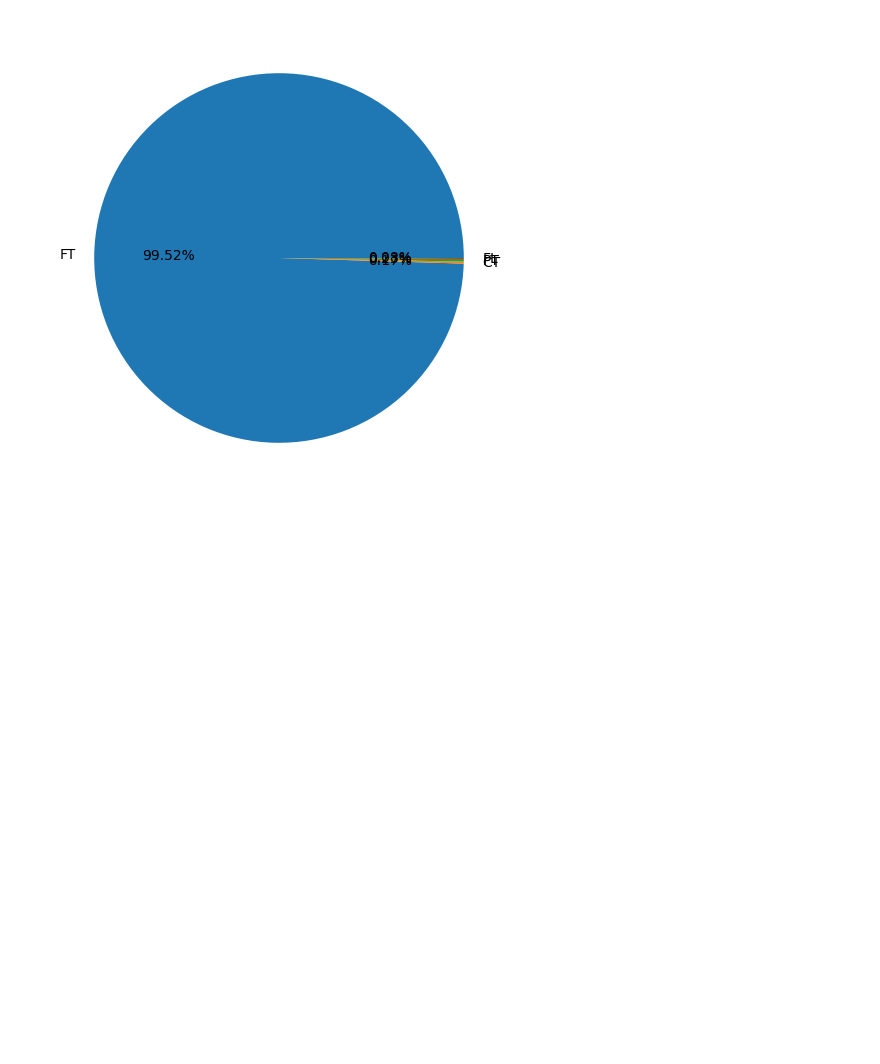
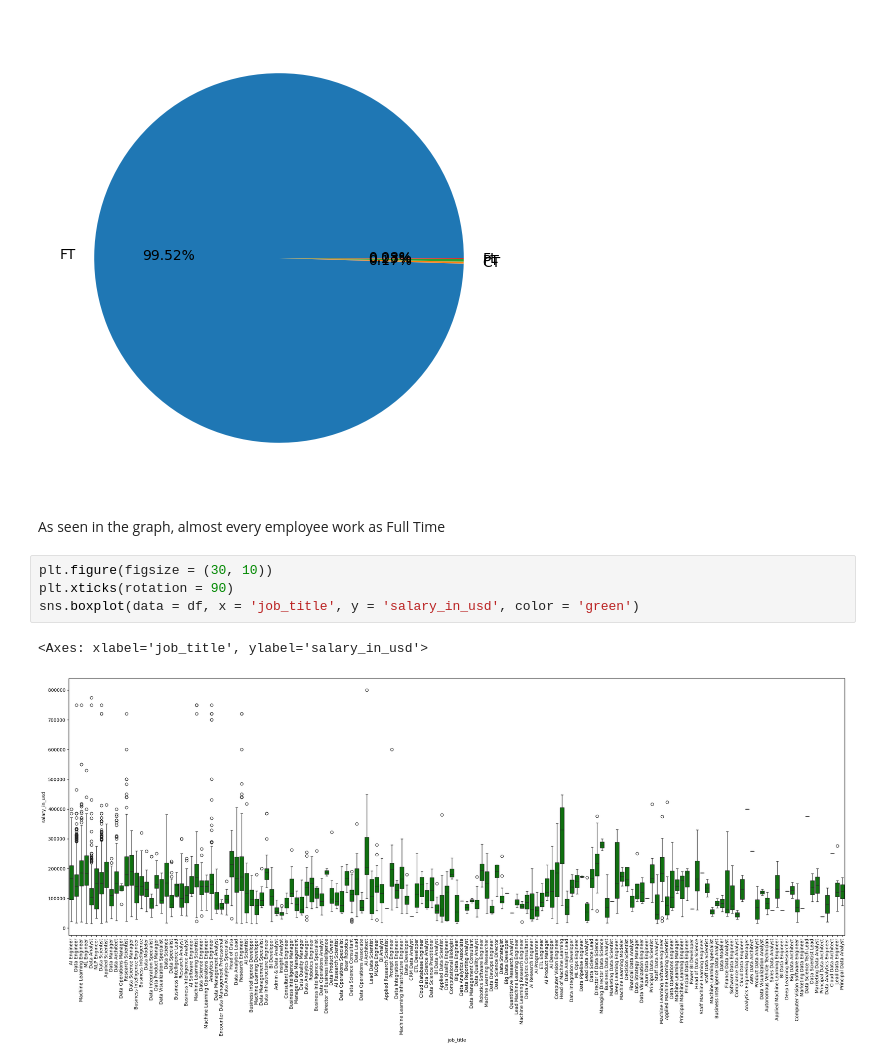
Before and after one commit to hasanenesguray/Data-Science-Projects, a Jupyter notebook: Regression/Data Developer/Data Developer Salary - Machine Learning & EDA.ipynb, the cells around one changed output. Saved outputs shown, nothing was run; the diff lists cells and outputs as text; blank space fills up the shorter version.

```diff
--- a/Regression/Data Developer/Data Developer Salary - Machine Learning & EDA.ipynb
+++ b/Regression/Data Developer/Data Developer Salary - Machine Learning & EDA.ipynb
@@ -128,3 +128,12 @@ plt.pie(values, labels = labels, autopct = '%1.2f%%')
   Text(0.5999528205984359, -0.007524164802887483, '0.23%'),
   Text(0.5999978770235711, -0.0015961100236770022, '0.08%')])
 [figure]
+# %% [markdown]
+As seen in the graph, almost every employee work as Full Time
+# %%
+plt.figure(figsize = (30, 10))
+plt.xticks(rotation = 90)
+sns.boxplot(data = df, x = 'job_title', y = 'salary_in_usd', color = 'green')
+# %% [output]
+<Axes: xlabel='job_title', ylabel='salary_in_usd'>
+[figure, added]
```
Also changed, not shown: parts of 22 cells of this notebook.
